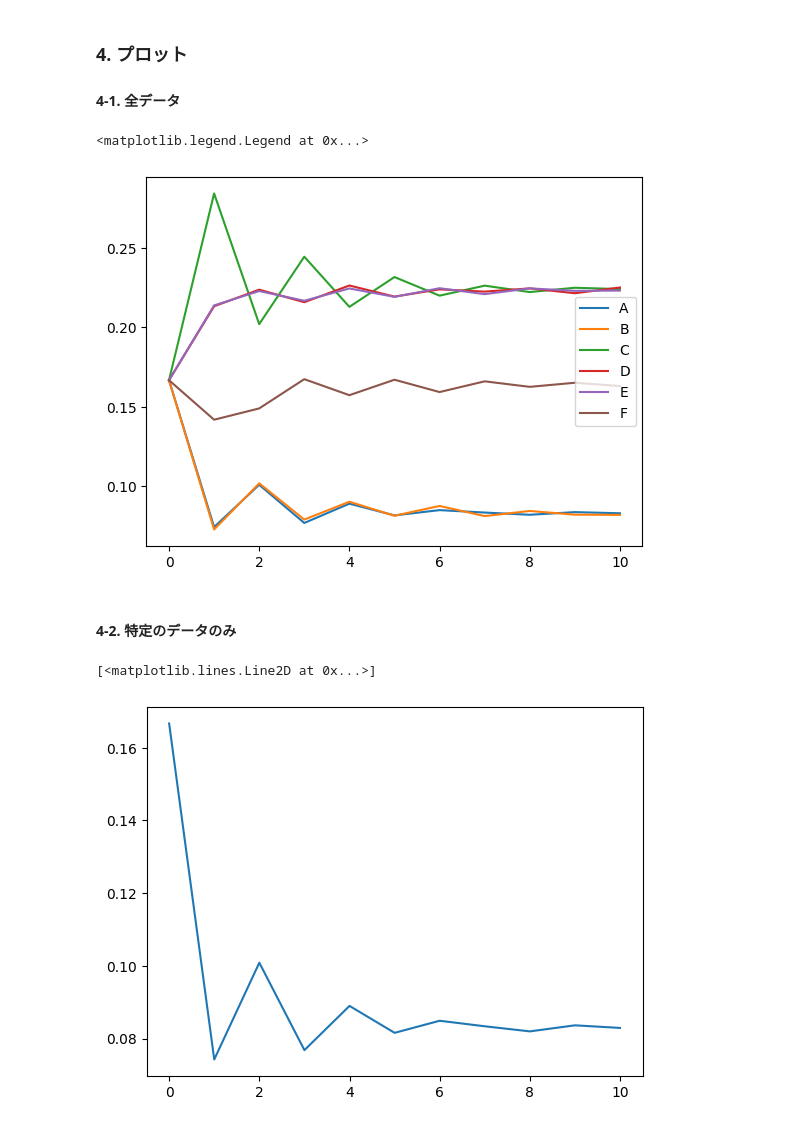
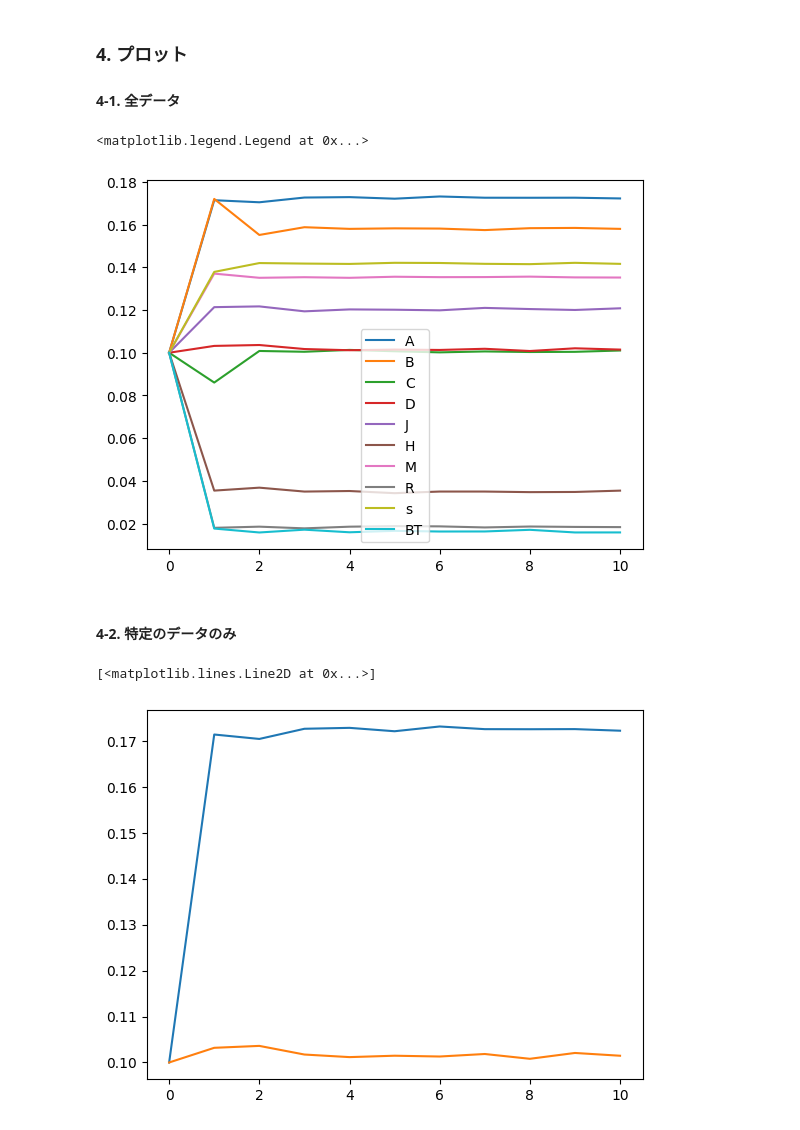
Before and after one commit to 8ruaaki/python_test, a Jupyter notebook: A3_SNA.ipynb, the cells around one changed output. Drawn from its saved outputs; the diff is of its cells as text; code cells hidden in the pictures.

```diff
--- a/A3_SNA.ipynb
+++ b/A3_SNA.ipynb
@@ -17,30 +8,45 @@ A = np.matrix([
+# %%
+A = np.matrix([
+               [0,2,2,0,2,0,2,0,2,0],
+               [2,0,1,2,2,1,1,0,1,0],
+               [2,1,0,0,1,0,0,0,1,0],
+               [0,2,0,0,0,1,1,0,2,0],
+               [2,2,1,0,0,0,1,0,0,1],
+               [0,1,0,1,0,0,0,0,0,0],
+               [2,1,0,1,1,0,0,1,2,0],
+               [0,0,0,0,0,0,1,0,0,0],
+               [2,1,1,2,0,0,2,0,0,0],
+               [0,0,0,0,1,0,0,0,0,0]
+
+])
 # %% [markdown]
 ### 2. シミュレーションの初期設定
 # %%
 N = 10 #10回繰り返す（回数が多いと収束）
 x = [0] * (N+1) #データの保存場所
-x[0] = np.matrix([1,1,1,1,1,1]).T  # 中心性の初期値：みんな1（ノードの数だけ必要）
+x[0] = np.matrix([1,1,1,1,1,1,1,1,1,1]).T  # 中心性の初期値：みんな1（ノードの数だけ必要）
 # %% [markdown]
 ### 3. 実験
 # %%
 x[0] = x[0] / np.sum(x[0]) #正規化（合計で割る）
 for n in range(N):
-  x[n+1] = A * x[n] + np.random.rand(6,1)/100.0 # 6：ノードの数 　1～6/100の乱数を入れてずれを作っている（グラフを見やすくするため）
+  x[n+1] = A * x[n] + np.random.rand(10,1)/100.0 # 6：ノードの数 　1～6/100の乱数を入れてずれを作っている（グラフを見やすくするため）
   x[n+1] = x[n+1] / np.sum(x[n+1])
 # %% [markdown]
 ### 4. プロット
 #### 4-1. 全データ
 # %%
 x = np.array(x)
-plt.plot(x.reshape(N+1, 6))
-plt.legend(['A','B','C','D','E','F'])  # ラベル：ノードの数だけ必要
+plt.plot(x.reshape(N+1, 10))
+plt.legend(['A','B','C','D','J','H','M','R','s','BT'])  # ラベル：ノードの数だけ必要
 # %% [output]
 <matplotlib.legend.Legend at 0x...>
-[figure, old version]
+[figure, new version]
 # %% [markdown]
 #### 4-2. 特定のデータのみ
 # %%
-plt.plot(x[:,0])
+plt.plot(x[:,0]) #何人目をプロットするか（０からスタート）３の場合はBのノードをプロットしてくれる
+plt.plot(x[:,3])
 # %% [output]
 [<matplotlib.lines.Line2D at 0x...>]
-[figure, old version]
+[figure, new version]
```
Also changed, not shown: parts of 1 cell of this notebook.
